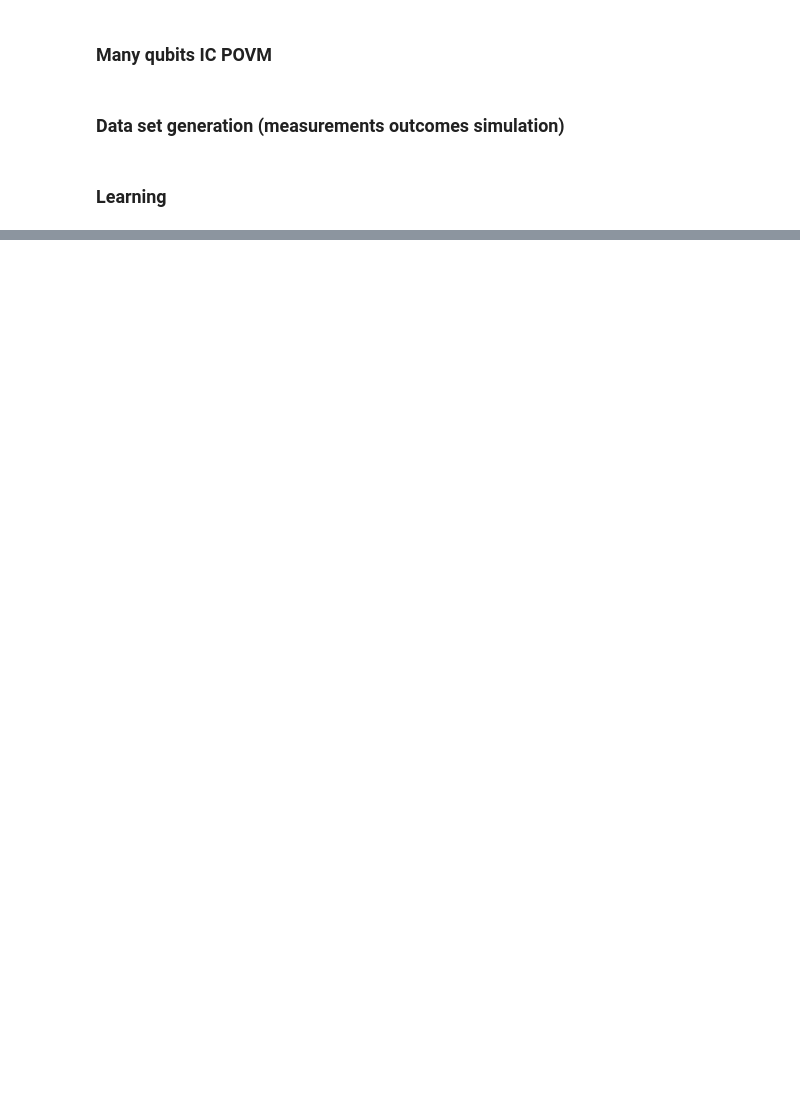
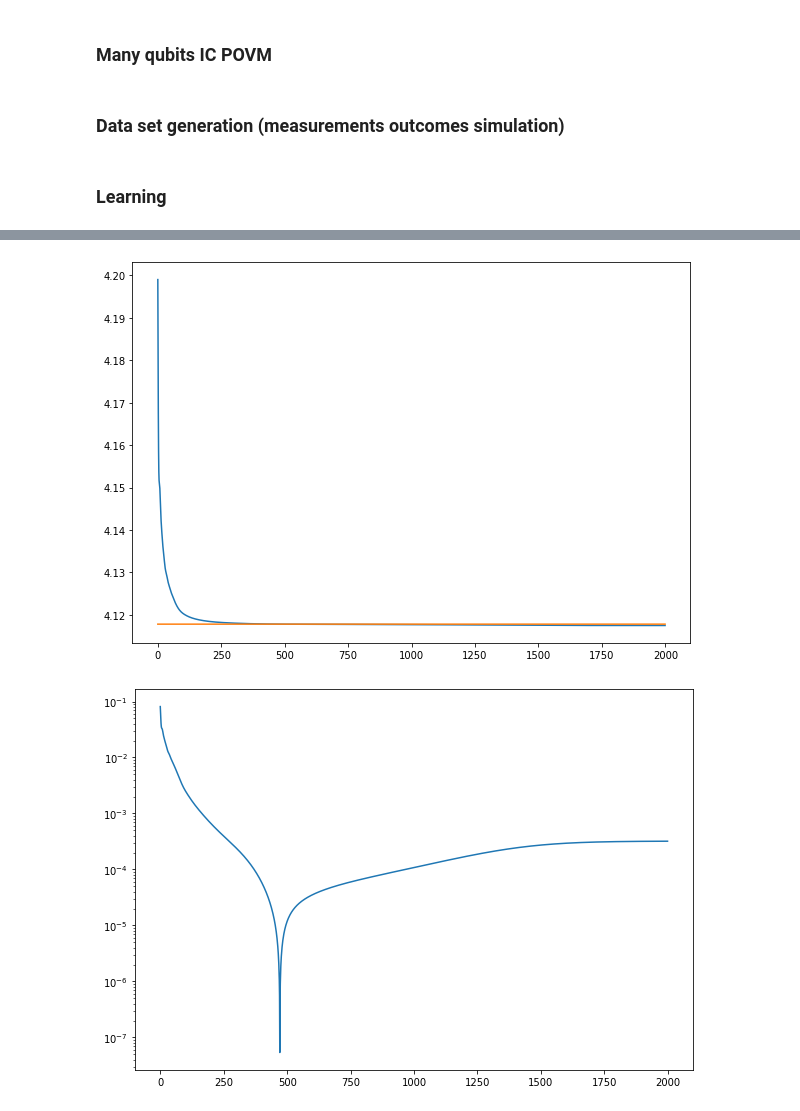
Before and after one commit to LuchnikovI/QGOpt, a Jupyter notebook: Densm_test_2_state_tomography.ipynb, the cells around one changed output, grey strips where cells are left out. Drawn from its saved outputs; the diff is of its cells as text; code cells hidden in the pictures; blank space fills up the shorter version.

```diff
--- a/Densm_test_2_state_tomography.ipynb
+++ b/Densm_test_2_state_tomography.ipynb
@@ -134,0 +106,14 @@ tf.reduce_min(tf.math.real(p))
+# %%
+true_llh = -tf.reduce_mean(tf.math.log(tf.cast(tf.linalg.trace(rho_true @ M_set),
+                                               dtype=tf.float64)))
+true_llh = true_llh * tf.ones(len(losses), dtype=tf.float64)
+losses = tf.convert_to_tensor(losses)
+fig = plt.figure(figsize=(10, 7))
+plt.plot(losses)
+plt.plot(true_llh)
+fig = plt.figure(figsize=(10, 7))
+plt.plot(tf.abs(losses - true_llh))
+plt.yscale('log')
+# %% [output]
+[figure, added]
+[figure, added]
```
Also changed, not shown: parts of 8 cells of this notebook, 1 other file.
